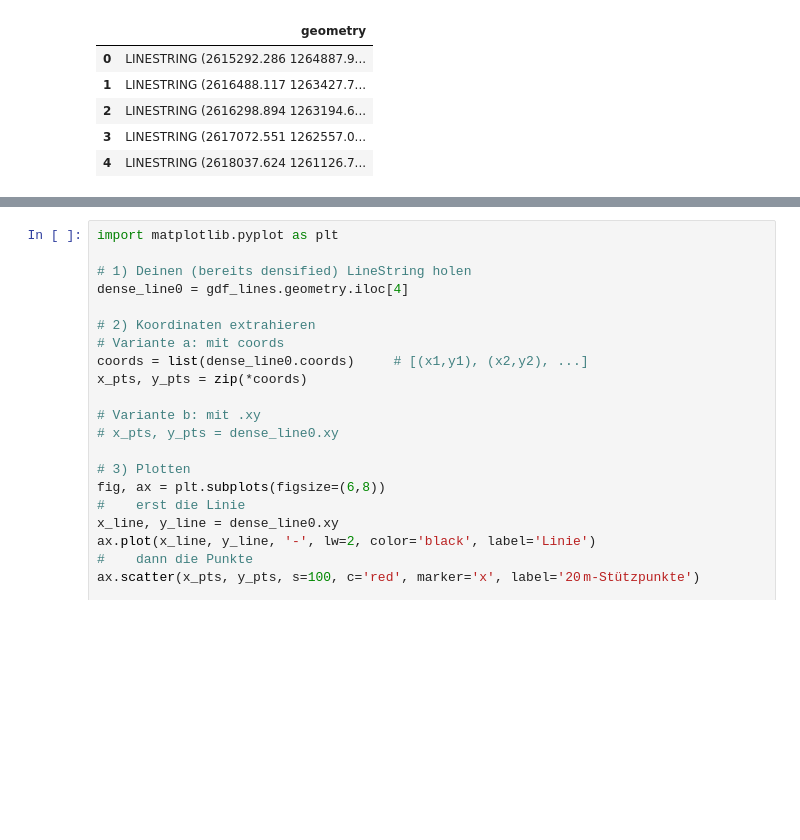
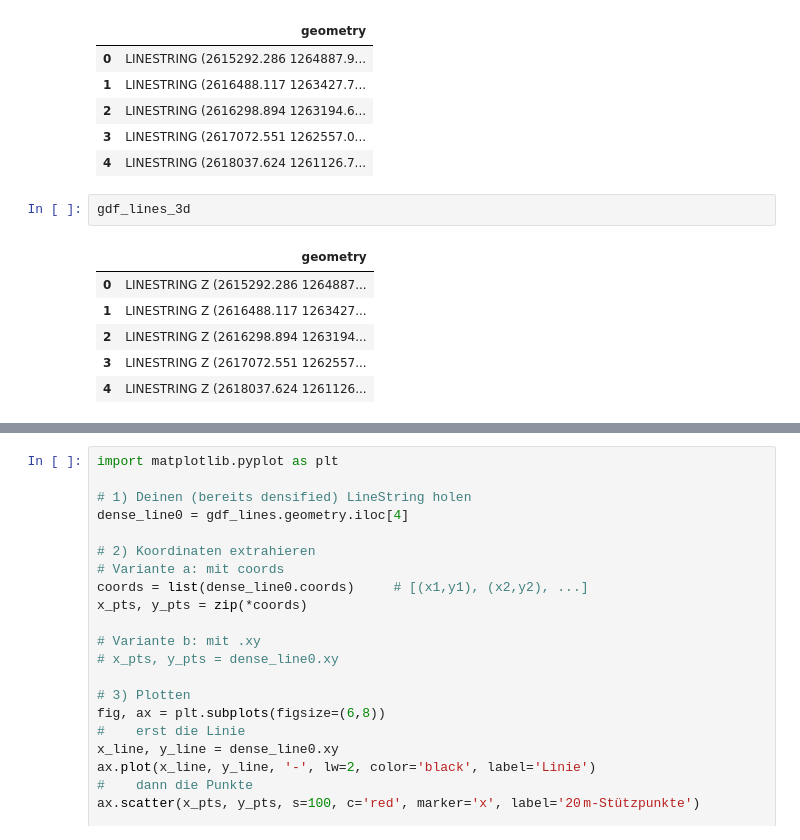
Before and after one commit to rbo-xyz/GrSchmetterling_Hackathon, a Jupyter notebook: testing_rbo/parser_web.ipynb, the cells around one changed output, grey strips where cells are left out. Cells and saved outputs as stored; diff of their text form; blank space fills up the shorter version.

```diff
--- a/testing_rbo/parser_web.ipynb
+++ b/testing_rbo/parser_web.ipynb
@@ -85,3 +99,12 @@ gdf_lines
 | 2 | LINESTRING (2616298.894 1263194.6... |
 | 3 | LINESTRING (2617072.551 1262557.0... |
 | 4 | LINESTRING (2618037.624 1261126.7... |
+# %%
+gdf_lines_3d
+# %% [output]
+|  | geometry |
+| 0 | LINESTRING Z (2615292.286 1264887... |
+| 1 | LINESTRING Z (2616488.117 1263427... |
+| 2 | LINESTRING Z (2616298.894 1263194... |
+| 3 | LINESTRING Z (2617072.551 1262557... |
+| 4 | LINESTRING Z (2618037.624 1261126... |
```
Also changed, not shown: parts of 3 cells of this notebook, 1 other file.
